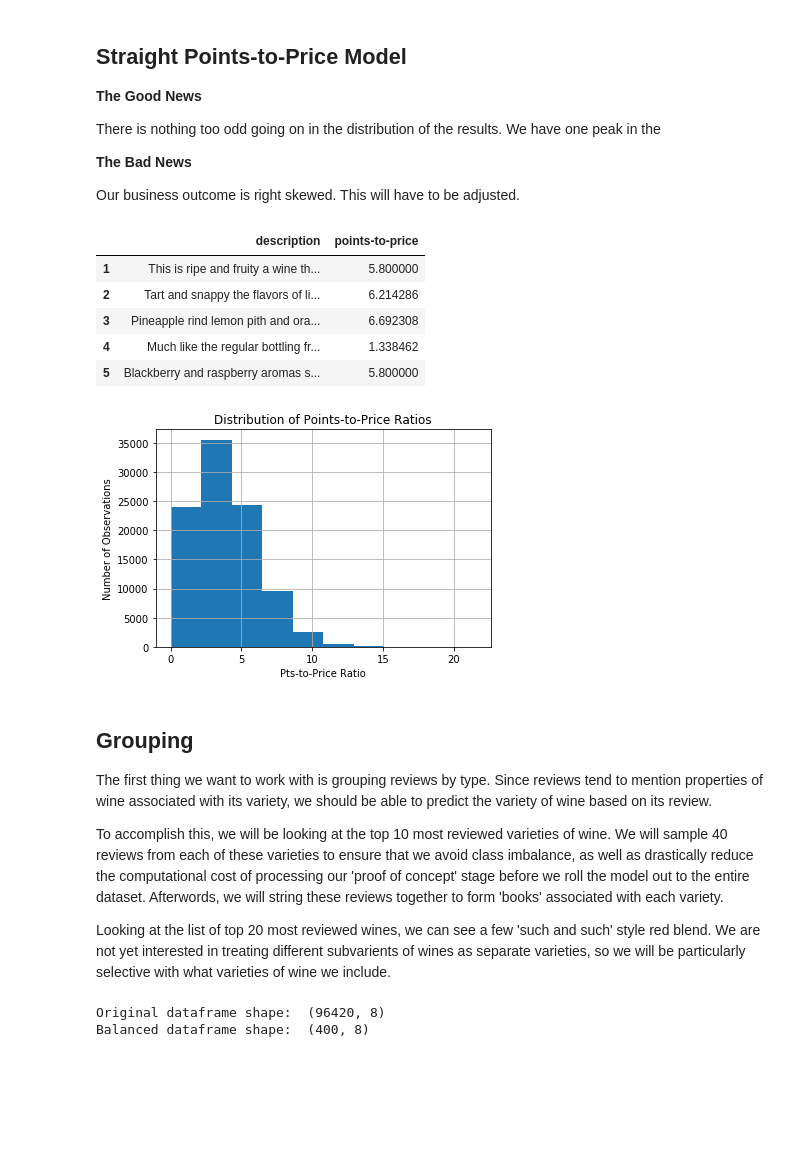
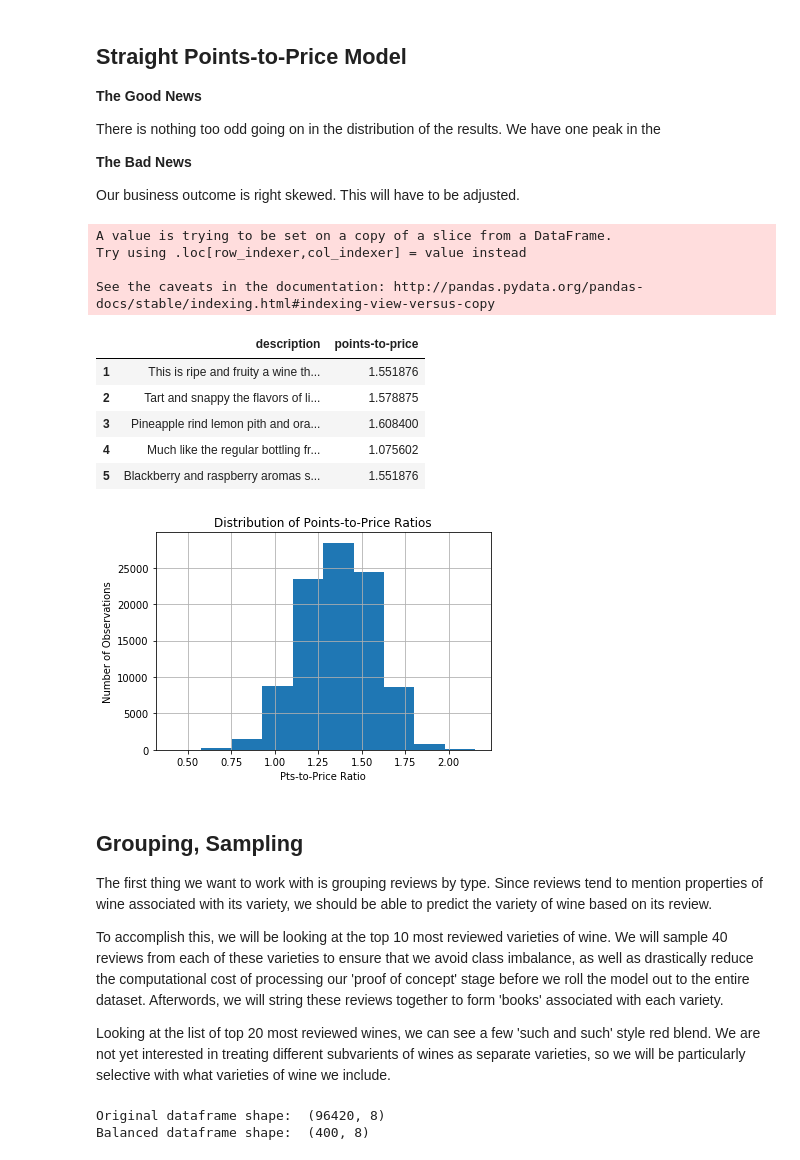
Before and after one commit to Cervantes92/wine-review-nlp, a Jupyter notebook: wine-reviews.ipynb, the cells around one changed output. Drawn from its saved outputs; the diff is of its cells as text; code cells hidden in the pictures; blank space fills up the shorter version.

```diff
--- a/wine-reviews.ipynb
+++ b/wine-reviews.ipynb
@@ -76,9 +80,10 @@ def text_cleaner(text):
     text = ''.join(c for c in text if c.isalpha() or c == ' ')
 
     #Lemmatize
-    #text_array = w_tokenizer.tokenize(text)
-    #for word in text_array:
-        #text.join(lemmatizer.lemmatize(word))
+    text_array = w_tokenizer.tokenize(text)
+    for word in text_array:
+        text.join(lemmatizer.lemmatize(word))
+        text.join(' ')
     #text = ' '.join(lemmatizer.lemmatize(w) for w in w_tokenizer.tokenize(text))
 
     return text
@@ -103,6 +108,26 @@ def tfidf_this(series, tfidf):
 
     #Return results
     return tfidf_results
+
+def train_test_score(model, X, Y, hold_over = 0.25):
+
+    split = int(len(Y) * hold_over)
+
+    X_train, Y_train, X_test, Y_test = X[split:], Y[split:], X[:split], Y[:split]
+
+    print('Fitting Model...')
+    model.fit(X_train, Y_train)
+    print('Done!\n')
+
+    print('Model Score: {}'.format(model.score(X_train, Y_train)))
+    print('Holdover Score: {}'.format(model.score(X_test, Y_test)))
+
+def return_feature_importance(model, terms):
+    results = pd.DataFrame()
+    results['terms'] = terms
+    results['importance'] = model.feature_importances_
+
+    return results
 # %%
 #Instantiate our tf-idf model
 tfidf = TfidfVectorizer(max_df=0.5, # drop words that occur in more than half the paragraphs
@@ -213,28 +238,32 @@ __The Bad News__
 Our business outcome is right skewed. This will have to be adjusted.
 # %%
 #Fix right skew
-#data['points-to-price']
+data['points-to-price'] = data['points-to-price'] ** 0.25
 
 #Plot histogram of outcome
 plt.title('Distribution of Points-to-Price Ratios')
 data['points-to-price'].hist()
 
 ####Labels####
 plt.xlabel('Pts-to-Price Ratio')
 plt.ylabel('Number of Observations')
 
 #Show description|pts-to-price table
 dsp(data[['description', 'points-to-price']].head())
 # %% [output]
+A value is trying to be set on a copy of a slice from a DataFrame.
+Try using .loc[row_indexer,col_indexer] = value instead
+
+See the caveats in the documentation: http://pandas.pydata.org/pandas-docs/stable/indexing.html#indexing-view-versus-copy
 |  | description | points-to-price |
-| 1 | This is ripe and fruity a wine th... | 5.800000 |
-| 2 | Tart and snappy the flavors of li... | 6.214286 |
-| 3 | Pineapple rind lemon pith and ora... | 6.692308 |
-| 4 | Much like the regular bottling fr... | 1.338462 |
-| 5 | Blackberry and raspberry aromas s... | 5.800000 |
+| 1 | This is ripe and fruity a wine th... | 1.551876 |
+| 2 | Tart and snappy the flavors of li... | 1.578875 |
+| 3 | Pineapple rind lemon pith and ora... | 1.608400 |
+| 4 | Much like the regular bottling fr... | 1.075602 |
+| 5 | Blackberry and raspberry aromas s... | 1.551876 |
-[figure, old version]
+[figure, new version]
 # %% [markdown]
-## Grouping
+## Grouping, Sampling
 
 The first thing we want to work with is grouping reviews by type. Since reviews tend to mention properties of wine associated with its variety, we should be able to predict the variety of wine based on its review.
 
```
Also changed, not shown: parts of 14 cells of this notebook.
